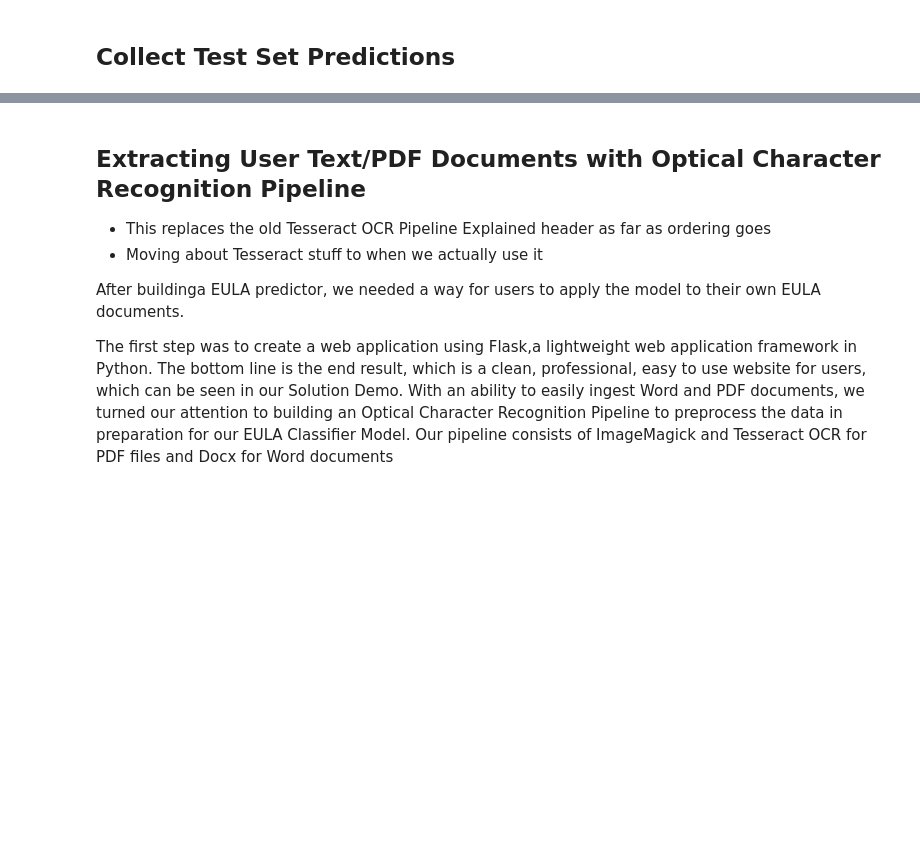
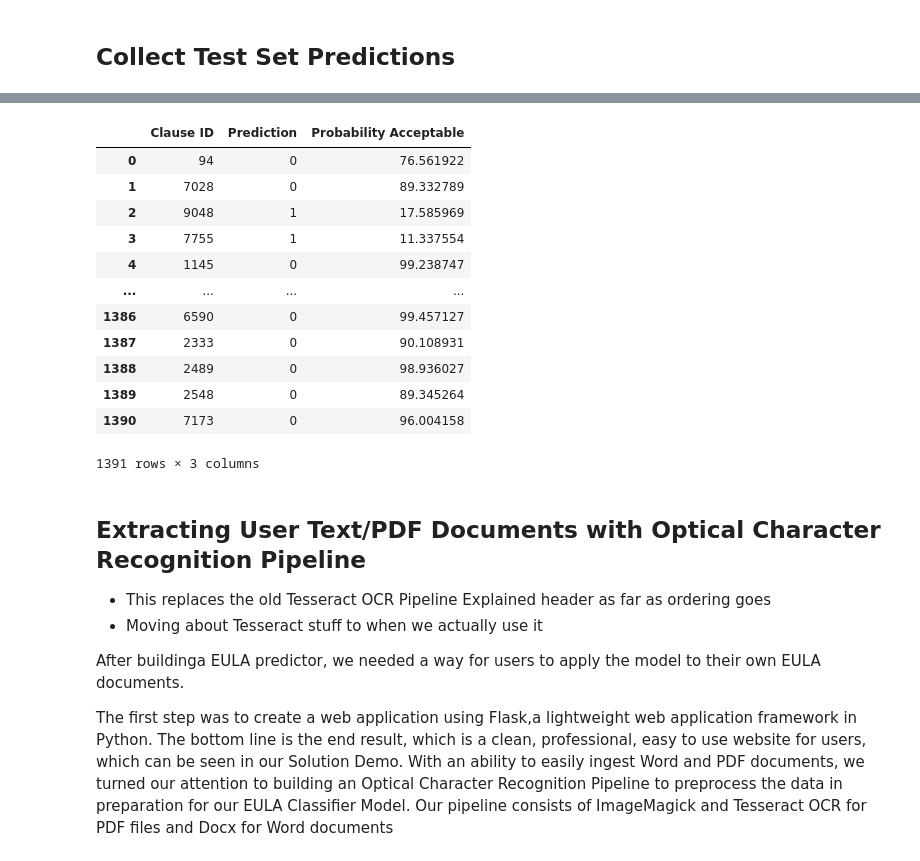
Before and after one commit to thomasdunlap/ai-ml-challenge-2020, a Jupyter notebook: notebooks/Description of Methods.ipynb, the cells around one changed output, grey strips where cells are left out. Drawn from its saved outputs; the diff is of its cells as text; code cells hidden in the pictures; blank space fills up the shorter version.

```diff
--- a/notebooks/Description of Methods.ipynb
+++ b/notebooks/Description of Methods.ipynb
@@ -314,0 +318,2 @@ np.sum((np.array(scores) - y_test)**2)/ len(scores)
+# %%
+val_preds, val_scores = predict_clauses(val_df['Clause Text'].values)
@@ -314,0 +337,21 @@ np.sum((np.array(scores) - y_test)**2)/ len(scores)
+# %%
+val_df['Prediction'] = val_preds
+val_df['Probability Acceptable'] = (1 - np.array(val_scores)) * 100
+# %%
+val_df.drop(columns=['Clause Text'], inplace=True)
+# %%
+val_df
+# %% [output]
+|  | Clause ID | Prediction | Probability Acceptable |
+| 0 | 94 | 0 | 76.561922 |
+| 1 | 7028 | 0 | 89.332789 |
+| 2 | 9048 | 1 | 17.585969 |
+| 3 | 7755 | 1 | 11.337554 |
+| 4 | 1145 | 0 | 99.238747 |
+| ... | ... | ... | ... |
+| 1386 | 6590 | 0 | 99.457127 |
+| 1387 | 2333 | 0 | 90.108931 |
+| 1388 | 2489 | 0 | 98.936027 |
+| 1389 | 2548 | 0 | 89.345264 |
+| 1390 | 7173 | 0 | 96.004158 |
+1391 rows × 3 columns
```
Also changed, not shown: parts of 11 cells of this notebook, 39 other files.
